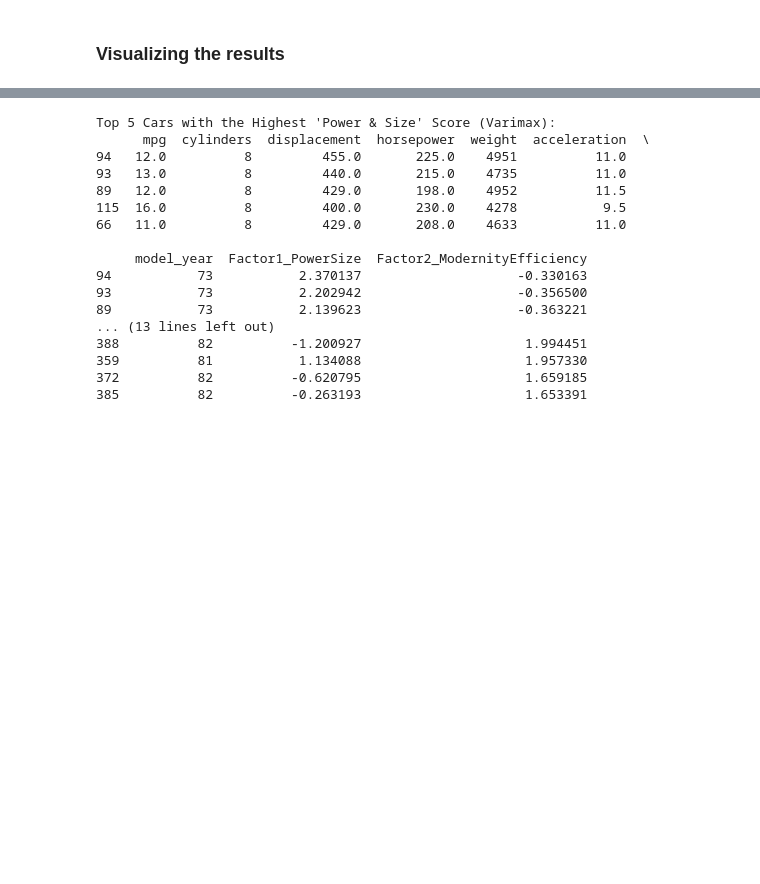
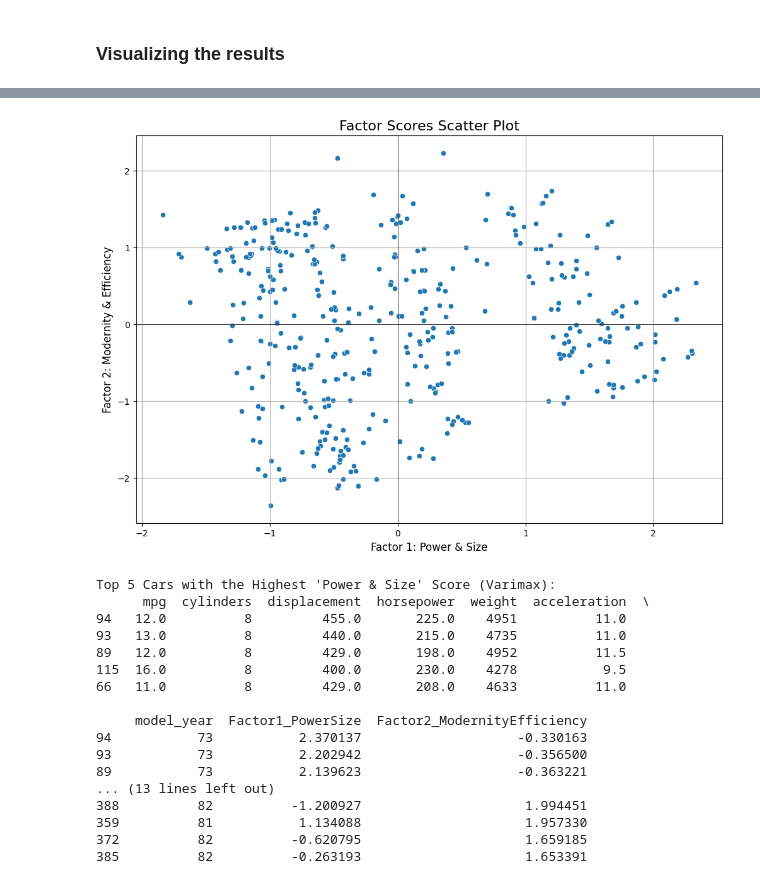
Before and after one commit to invisiofficial/1f989751bcea4065b5eb562c5217d641bc0198b3691ae3788917facf6af69728, a Jupyter notebook: FactorAnalysis.ipynb, the cells around one changed output, grey strips where cells are left out. Saved outputs shown, nothing was run; the diff lists cells and outputs as text; code cells hidden in the pictures; blank space fills up the shorter version.

Commit message:
Notebook is finalized

```diff
--- a/FactorAnalysis.ipynb
+++ b/FactorAnalysis.ipynb
@@ -629,3 +629,21 @@ acceleration       0.406737
 model_year         0.980219
 # %% [markdown]
 ### Visualizing the results
+# %%
+# Fit the final model with Varimax rotation
+fa_unrotated = FactorAnalyzer(n_factors=2, method='principal', rotation=None)
+fa_unrotated.fit(df_scaled)
+
+# Calculate factor scores for each car
+factor_scores_unrotated = fa_unrotated.transform(df_scaled)
+df_scores_unrotated = pd.DataFrame(factor_scores_unrotated, columns=['Factor1_PowerSize', 'Factor2_ModernityEfficiency'])
+
+# Add scores to the original dataframe for practical application
+df_with_factors_unrotated = pd.concat([df.reset_index(drop=True), df_scores_unrotated], axis=1)
+
+# Show top 5 cars for each factor
+print("Top 5 Cars with the Highest 'Power & Size' Score (Unrotated):")
+print(df_with_factors_unrotated.sort_values('Factor1_PowerSize', ascending=False).head())
+
+print("\nTop 5 Cars with the Highest 'Modernity & Efficiency' Score (Unrotated):")
+print(df_with_factors_unrotated.sort_values('Factor2_ModernityEfficiency', ascending=False).head())
@@ -632,3 +668,16 @@ model_year         0.980219
+# %%
+# Visualize the factor scores
+plt.figure(figsize=(12, 8))
+sns.scatterplot(x='Factor1_PowerSize', y='Factor2_ModernityEfficiency', data=df_scores_unrotated)
+plt.title('Factor Scores Scatter Plot', fontsize=16)
+plt.xlabel('Factor 1: Power & Size', fontsize=12)
+plt.ylabel('Factor 2: Modernity & Efficiency', fontsize=12)
+plt.grid(True)
+plt.axhline(0, color='black', linewidth=0.5)
+plt.axvline(0, color='black', linewidth=0.5)
+plt.show()
+# %% [output]
+[figure, added]
 # %%
 # Fit the final model with Varimax rotation
 fa_varimax = FactorAnalyzer(n_factors=2, method='principal', rotation='varimax')
```
Also changed, not shown: parts of 4 cells of this notebook.
